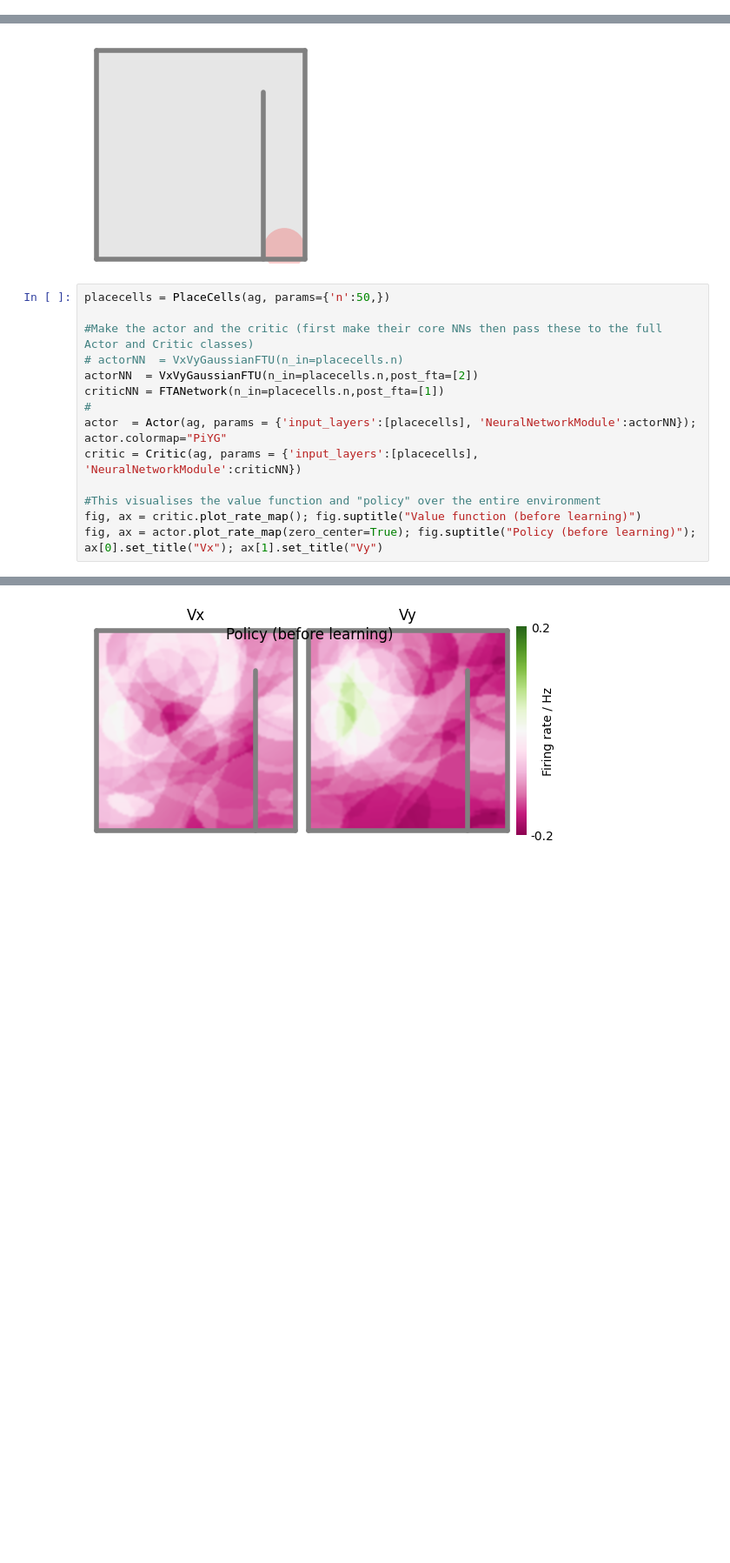
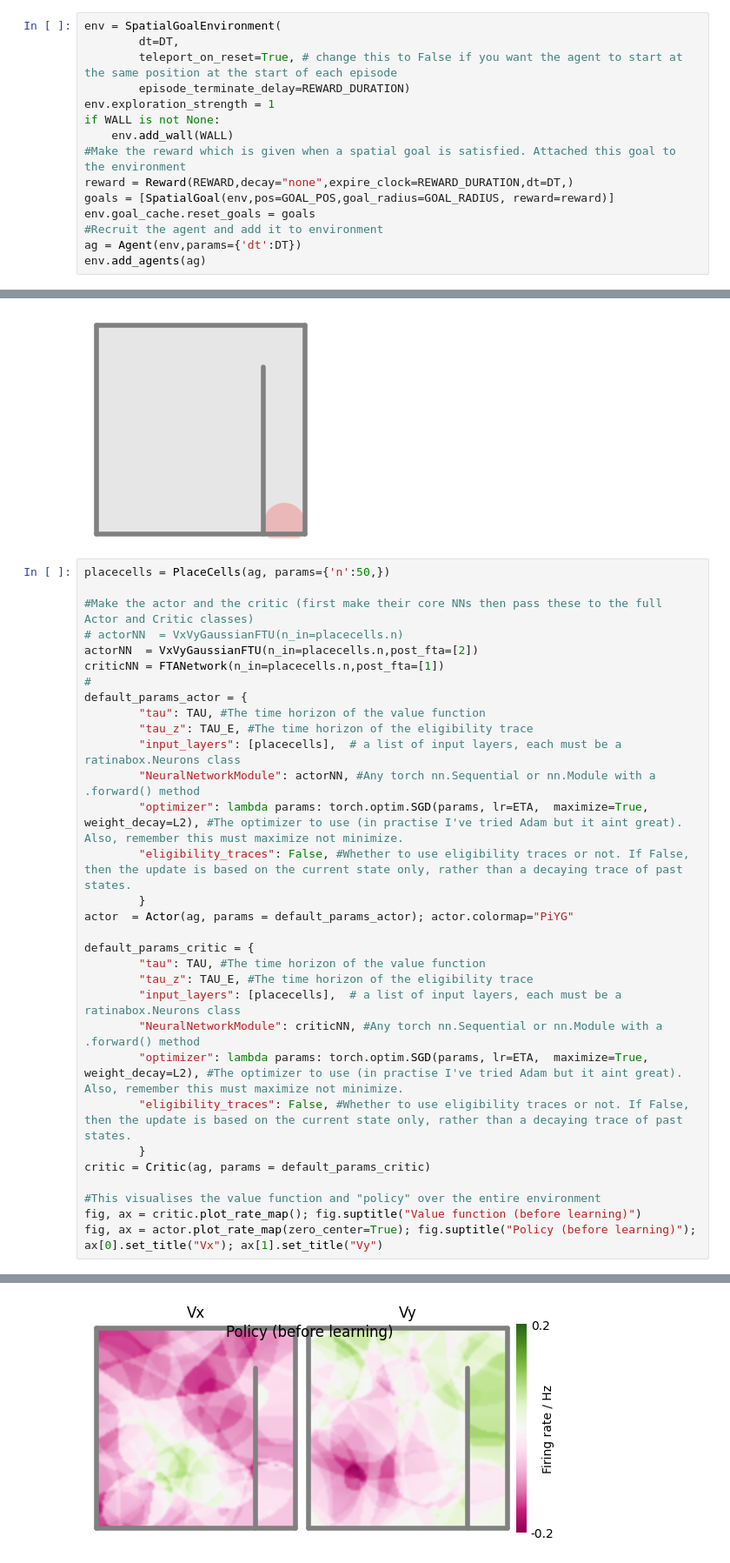
Before and after one commit to jadkins99/RatInABox, a Jupyter notebook: neuro-rl/actor_critic_fta.ipynb, the cells around one changed output, grey strips where cells are left out. Shown at 87% size. Saved outputs shown, nothing was run; the diff lists cells and outputs as text; blank space fills up the shorter version.

```diff
--- a/neuro-rl/actor_critic_fta.ipynb
+++ b/neuro-rl/actor_critic_fta.ipynb
@@ -37,3 +35,18 @@ env, ag = generate_navigation_task_env(dt=DT,reward=REWARD, reward_duration=REWA
+# %%
+env = SpatialGoalEnvironment(
+        dt=DT,
+        teleport_on_reset=True, # change this to False if you want the agent to start at the same position at the start of each episode
+        episode_terminate_delay=REWARD_DURATION)
+env.exploration_strength = 1
+if WALL is not None:
+    env.add_wall(WALL)
+#Make the reward which is given when a spatial goal is satisfied. Attached this goal to the environment
+reward = Reward(REWARD,decay="none",expire_clock=REWARD_DURATION,dt=DT,)
+goals = [SpatialGoal(env,pos=GOAL_POS,goal_radius=GOAL_RADIUS, reward=reward)]
+env.goal_cache.reset_goals = goals
+#Recruit the agent and add it to environment
+ag = Agent(env,params={'dt':DT})
+env.add_agents(ag)
 # %%
 fig, ax = env.plot_environment()
 display_reward_patch(fig,ax,reward_pos=[0.9, 0.05], reward_radius=0.1)
@@ -48,8 +61,25 @@ placecells = PlaceCells(ag, params={'n':50,})
 actorNN  = VxVyGaussianFTU(n_in=placecells.n,post_fta=[2])
 criticNN = FTANetwork(n_in=placecells.n,post_fta=[1])
 #
-actor  = Actor(ag, params = {'input_layers':[placecells], 'NeuralNetworkModule':actorNN}); actor.colormap="PiYG"
-critic = Critic(ag, params = {'input_layers':[placecells], 'NeuralNetworkModule':criticNN})
+default_params_actor = {
+        "tau": TAU, #The time horizon of the value function
+        "tau_z": TAU_E, #The time horizon of the eligibility trace
+        "input_layers": [placecells],  # a list of input layers, each must be a ratinabox.Neurons class
+        "NeuralNetworkModule": actorNN, #Any torch nn.Sequential or nn.Module with a .forward() method
+        "optimizer": lambda params: torch.optim.SGD(params, lr=ETA,  maximize=True, weight_decay=L2), #The optimizer to use (in practise I've tried Adam but it aint great). Also, remember this must maximize not minimize.
+        "eligibility_traces": False, #Whether to use eligibility traces or not. If False, then the update is based on the current state only, rather than a decaying trace of past states.
+        }
+actor  = Actor(ag, params = default_params_actor); actor.colormap="PiYG"
+
+default_params_critic = {
+        "tau": TAU, #The time horizon of the value function
+        "tau_z": TAU_E, #The time horizon of the eligibility trace
+        "input_layers": [placecells],  # a list of input layers, each must be a ratinabox.Neurons class
+        "NeuralNetworkModule": criticNN, #Any torch nn.Sequential or nn.Module with a .forward() method
+        "optimizer": lambda params: torch.optim.SGD(params, lr=ETA,  maximize=True, weight_decay=L2), #The optimizer to use (in practise I've tried Adam but it aint great). Also, remember this must maximize not minimize.
+        "eligibility_traces": False, #Whether to use eligibility traces or not. If False, then the update is based on the current state only, rather than a decaying trace of past states.
+        }
+critic = Critic(ag, params = default_params_critic)
 
 #This visualises the value function and "policy" over the entire environment
 fig, ax = critic.plot_rate_map(); fig.suptitle("Value function (before learning)")
@@ -62,3 +92,3 @@ Text(0.5, 1.0, 'Vy')
-[figure, old version]
+[figure, new version]
 # %%
 train_agent_episodes(env, ag, actor, critic, placecells, n_episodes=N_EPISODES, time_limit=T_TIMEOUT)
```
Also changed, not shown: parts of 5 cells of this notebook, 2 other files.
